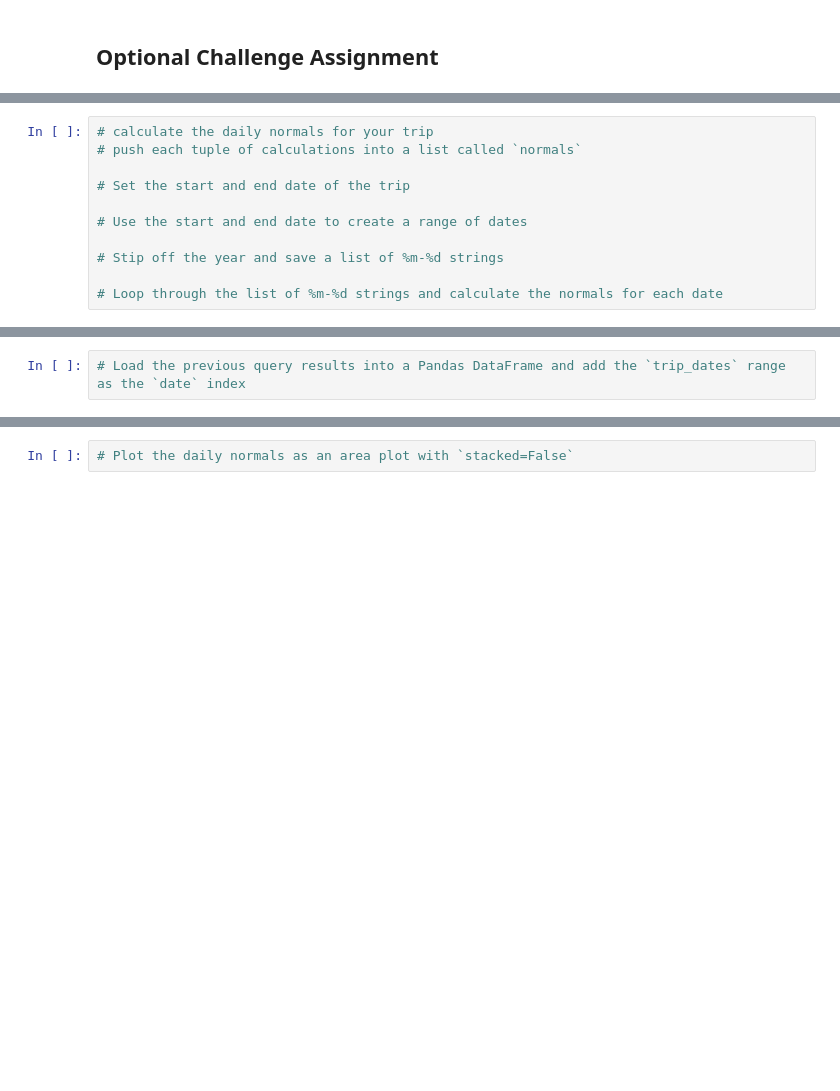
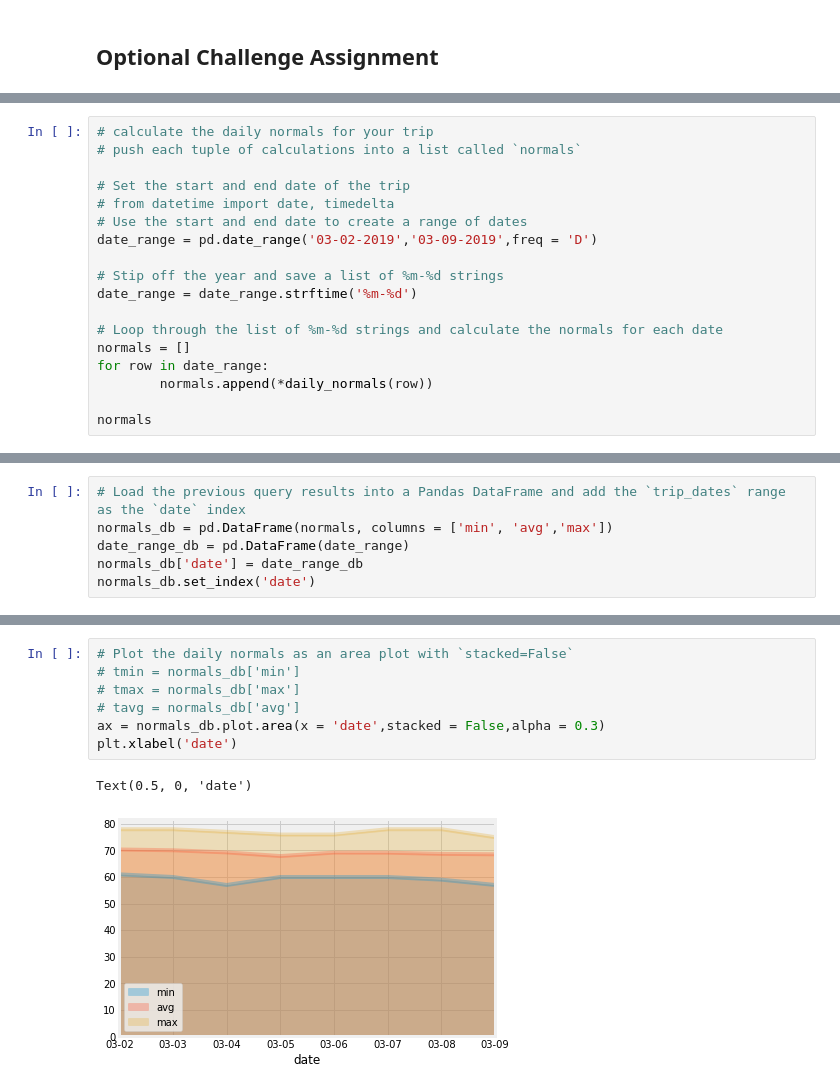
Before and after one commit to chengchenggan/SQLAlchemy, a Jupyter notebook: climate_starter.ipynb, the cells around one changed output, grey strips where cells are left out. Saved outputs shown, nothing was run; the diff lists cells and outputs as text; blank space fills up the shorter version.

```diff
--- a/climate_starter.ipynb
+++ b/climate_starter.ipynb
@@ -220,9 +222,16 @@ daily_normals("01-01")
 # push each tuple of calculations into a list called `normals`
 
 # Set the start and end date of the trip
-
+# from datetime import date, timedelta
 # Use the start and end date to create a range of dates
+date_range = pd.date_range('03-02-2019','03-09-2019',freq = 'D')
 
 # Stip off the year and save a list of %m-%d strings
+date_range = date_range.strftime('%m-%d')
 
 # Loop through the list of %m-%d strings and calculate the normals for each date
+normals = []
+for row in date_range:
+        normals.append(*daily_normals(row))
+
+normals
@@ -229,2 +247,6 @@ daily_normals("01-01")
 # %%
 # Load the previous query results into a Pandas DataFrame and add the `trip_dates` range as the `date` index
+normals_db = pd.DataFrame(normals, columns = ['min', 'avg','max'])
+date_range_db = pd.DataFrame(date_range)
+normals_db['date'] = date_range_db
+normals_db.set_index('date')
@@ -231,2 +264,10 @@ daily_normals("01-01")
 # %%
 # Plot the daily normals as an area plot with `stacked=False`
+# tmin = normals_db['min']
+# tmax = normals_db['max']
+# tavg = normals_db['avg']
+ax = normals_db.plot.area(x = 'date',stacked = False,alpha = 0.3)
+plt.xlabel('date')
+# %% [output]
+Text(0.5, 0, 'date')
+[figure, added]
```
Also changed, not shown: parts of 3 cells of this notebook.
